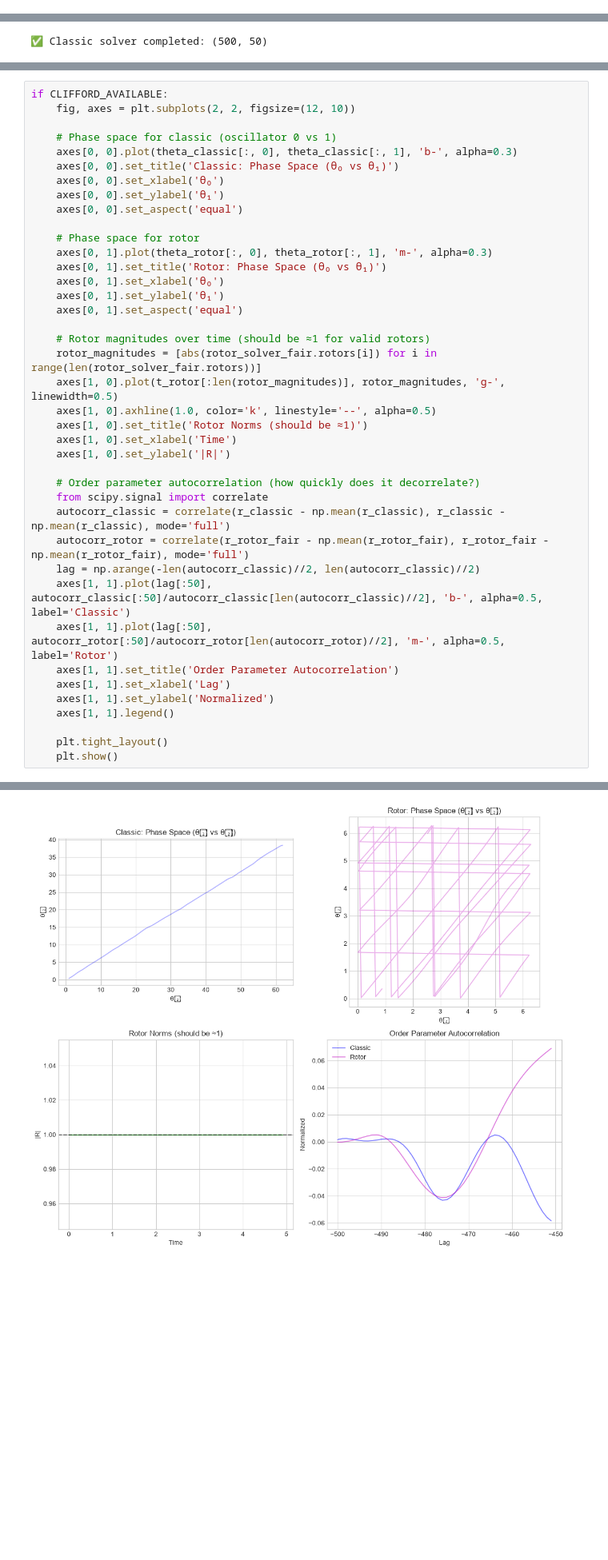
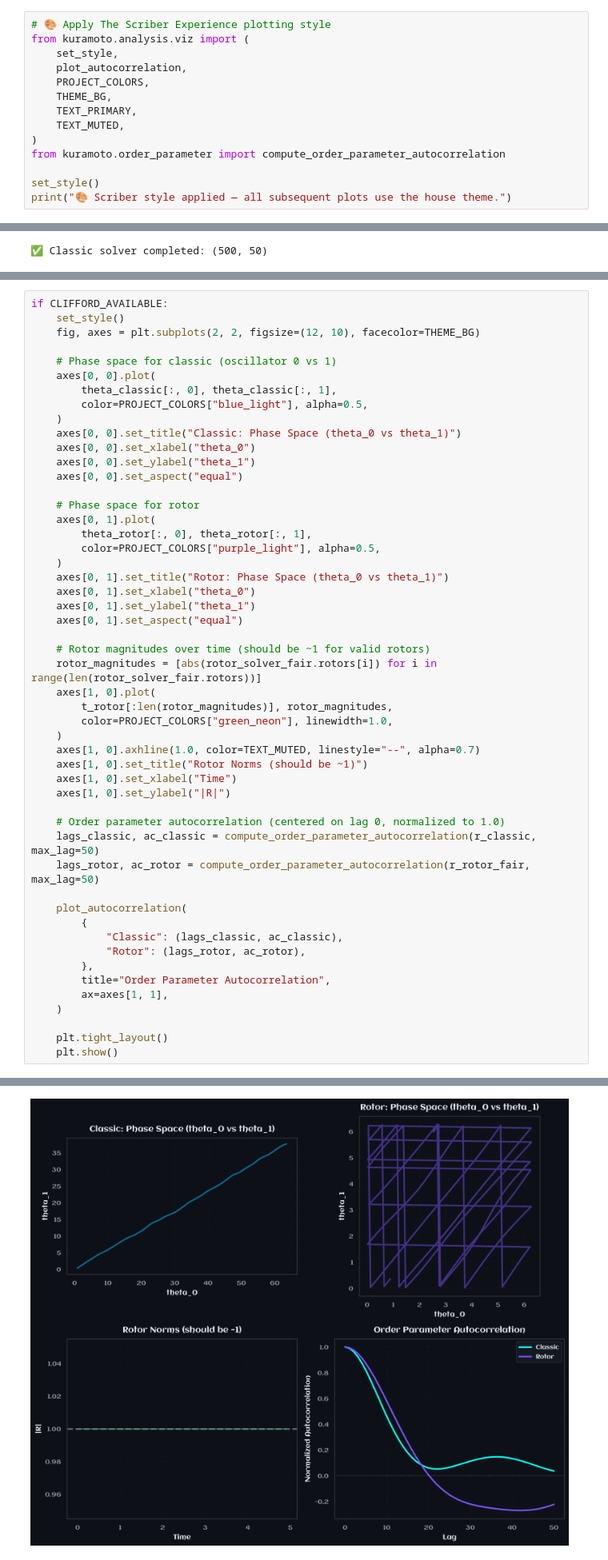
Before and after one commit to Scriber-Labs/kuramoto-benchmark-suite, a Jupyter notebook: examples/notebooks/demo.ipynb, the cells around one changed output, grey strips where cells are left out. Shown at 80% size. Saved outputs shown, nothing was run; the diff lists cells and outputs as text; blank space fills up the shorter version.

Commit message:
applied Scriber plotting style in demo.ipynb and updated execution timestamps in notebooks

```diff
--- a/examples/notebooks/demo.ipynb
+++ b/examples/notebooks/demo.ipynb
@@ -69,3 +69,17 @@ print("\n 🚀 All imports ready!")
 ✅ Clifford package found
 
  🚀 All imports ready!
+# %%
+# 🎨 Apply The Scriber Experience plotting style
+from kuramoto.analysis.viz import (
+    set_style,
+    plot_autocorrelation,
+    PROJECT_COLORS,
+    THEME_BG,
+    TEXT_PRIMARY,
+    TEXT_MUTED,
+)
+from kuramoto.order_parameter import compute_order_parameter_autocorrelation
+
+set_style()
+print("🎨 Scriber style applied — all subsequent plots use the house theme.")
@@ -408,41 +426,52 @@ if CLIFFORD_AVAILABLE:
 ### Diagnostic Test 3: Phase Space Portrait
 # %%
 if CLIFFORD_AVAILABLE:
-    fig, axes = plt.subplots(2, 2, figsize=(12, 10))
+    set_style()
+    fig, axes = plt.subplots(2, 2, figsize=(12, 10), facecolor=THEME_BG)
 
     # Phase space for classic (oscillator 0 vs 1)
-    axes[0, 0].plot(theta_classic[:, 0], theta_classic[:, 1], 'b-', alpha=0.3)
-    axes[0, 0].set_title('Classic: Phase Space (θ₀ vs θ₁)')
-    axes[0, 0].set_xlabel('θ₀')
-    axes[0, 0].set_ylabel('θ₁')
-    axes[0, 0].set_aspect('equal')
+    axes[0, 0].plot(
+        theta_classic[:, 0], theta_classic[:, 1],
+        color=PROJECT_COLORS["blue_light"], alpha=0.5,
+    )
+    axes[0, 0].set_title("Classic: Phase Space (theta_0 vs theta_1)")
+    axes[0, 0].set_xlabel("theta_0")
+    axes[0, 0].set_ylabel("theta_1")
+    axes[0, 0].set_aspect("equal")
 
     # Phase space for rotor
-    axes[0, 1].plot(theta_rotor[:, 0], theta_rotor[:, 1], 'm-', alpha=0.3)
-    axes[0, 1].set_title('Rotor: Phase Space (θ₀ vs θ₁)')
-    axes[0, 1].set_xlabel('θ₀')
-    axes[0, 1].set_ylabel('θ₁')
-    axes[0, 1].set_aspect('equal')
+    axes[0, 1].plot(
+        theta_rotor[:, 0], theta_rotor[:, 1],
+        color=PROJECT_COLORS["purple_light"], alpha=0.5,
+    )
+    axes[0, 1].set_title("Rotor: Phase Space (theta_0 vs theta_1)")
+    axes[0, 1].set_xlabel("theta_0")
+    axes[0, 1].set_ylabel("theta_1")
+    axes[0, 1].set_aspect("equal")
 
-    # Rotor magnitudes over time (should be ≈1 for valid rotors)
+    # Rotor magnitudes over time (should be ~1 for valid rotors)
     rotor_magnitudes = [abs(rotor_solver_fair.rotors[i]) for i in range(len(rotor_solver_fair.rotors))]
-    axes[1, 0].plot(t_rotor[:len(rotor_magnitudes)], rotor_magnitudes, 'g-', linewidth=0.5)
-    axes[1, 0].axhline(1.0, color='k', linestyle='--', alpha=0.5)
-    axes[1, 0].set_title('Rotor Norms (should be ≈1)')
-    axes[1, 0].set_xlabel('Time')
-    axes[1, 0].set_ylabel('|R|')
+    axes[1, 0].plot(
+        t_rotor[:len(rotor_magnitudes)], rotor_magnitudes,
+        color=PROJECT_COLORS["green_neon"], linewidth=1.0,
+    )
+    axes[1, 0].axhline(1.0, color=TEXT_MUTED, linestyle="--", alpha=0.7)
+    axes[1, 0].set_title("Rotor Norms (should be ~1)")
+    axes[1, 0].set_xlabel("Time")
+    axes[1, 0].set_ylabel("|R|")
 
-    # Order parameter autocorrelation (how quickly does it decorrelate?)
-    from scipy.signal import correlate
-    autocorr_classic = correlate(r_classic - np.mean(r_classic), r_classic - np.mean(r_classic), mode='full')
-    autocorr_rotor = correlate(r_rotor_fair - np.mean(r_rotor_fair), r_rotor_fair - np.mean(r_rotor_fair), mode='full')
-    lag = np.arange(-len(autocorr_classic)//2, len(autocorr_classic)//2)
-    axes[1, 1].plot(lag[:50], autocorr_classic[:50]/autocorr_classic[len(autocorr_classic)//2], 'b-', alpha=0.5, label='Classic')
-    axes[1, 1].plot(lag[:50], autocorr_rotor[:50]/autocorr_rotor[len(autocorr_rotor)//2], 'm-', alpha=0.5, label='Rotor')
-    axes[1, 1].set_title('Order Parameter Autocorrelation')
-    axes[1, 1].set_xlabel('Lag')
-    axes[1, 1].set_ylabel('Normalized')
-    axes[1, 1].legend()
+    # Order parameter autocorrelation (centered on lag 0, normalized to 1.0)
+    lags_classic, ac_classic = compute_order_parameter_autocorrelation(r_classic, max_lag=50)
+    lags_rotor, ac_rotor = compute_order_parameter_autocorrelation(r_rotor_fair, max_lag=50)
+
+    plot_autocorrelation(
+        {
+            "Classic": (lags_classic, ac_classic),
+            "Rotor": (lags_rotor, ac_rotor),
+        },
+        title="Order Parameter Autocorrelation",
+        ax=axes[1, 1],
+    )
 
     plt.tight_layout()
     plt.show()
@@ -450 +480 @@ if CLIFFORD_AVAILABLE:
-[figure, old version]
+[figure, new version]
```
Also changed, not shown: parts of 7 cells of this notebook, 7 other files.
